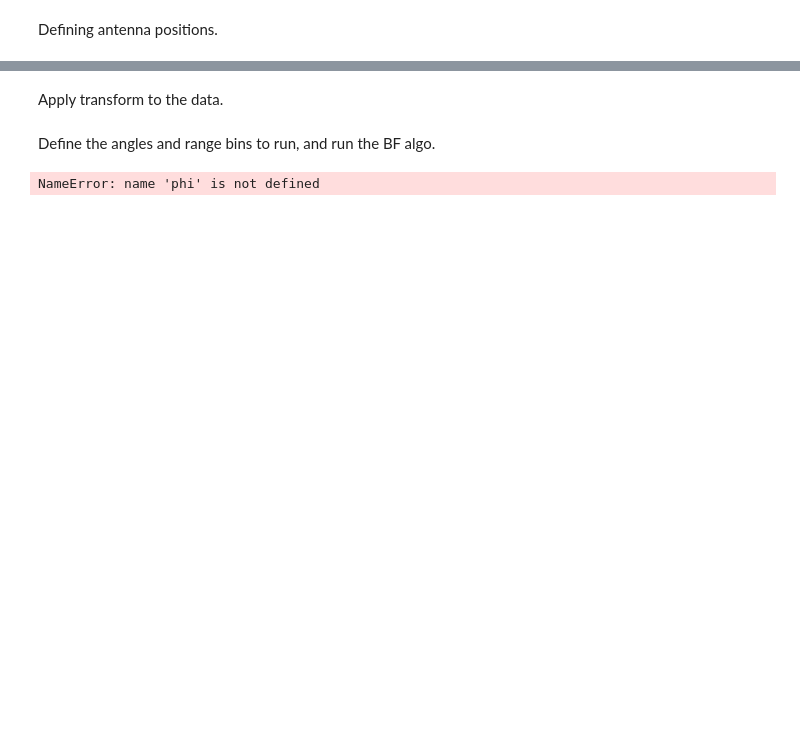
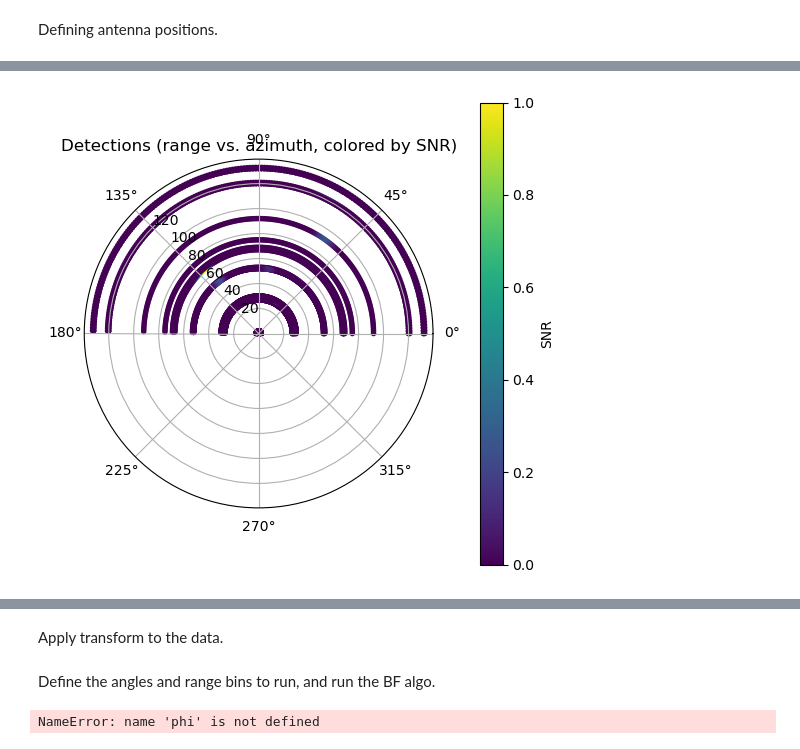
Before and after one commit to COM-304-Group-2/COM-304-Radars, a Jupyter notebook: project/beamforming-super.ipynb, the cells around one changed output, grey strips where cells are left out. Cells and saved outputs as stored; diff of their text form; code cells hidden in the pictures; blank space fills up the shorter version.

```diff
--- a/project/beamforming-super.ipynb
+++ b/project/beamforming-super.ipynb
@@ -290,0 +387,35 @@ sph_pwr, detections = beamform_2d_s(raw_data[:,:,0:140], 0, 180, 1, 70, 110, 1,
+# %%
+# --- extract arrays for plotting ---
+ranges   = np.array([d.range   for d in detections])
+azimuths = np.array([d.azimuth for d in detections])
+dopplers = np.array([d.doppler for d in detections])
+snrs     = np.array([d.snr     for d in detections])
+
+snrs_max = np.max(snrs)
+snrs = snrs / snrs_max
+
+# choose a scale factor so that points are visible but not huge
+size_scale = 10
+#azimuths = np.deg2rad(azimuths)
+
+# --- make the polar scatter ---
+fig, ax = plt.subplots(figsize=(6,6), subplot_kw={'projection':'polar'})
+sc = ax.scatter(
+    azimuths,             # angle
+    ranges,            # radius
+    c=snrs,            # colour = SNR
+    s=16,              # fixed small marker size
+    cmap='viridis',    # or any other
+    alpha=1,        # transparency
+    linewidths=0,      # drop black edges for speed
+    rasterized=True    # speeds up vector exports
+)
+
+ax.set_title('Detections (range vs. azimuth, colored by SNR)')
+ax.set_rlabel_position(135)
+cbar = plt.colorbar(sc, ax=ax, pad=0.1)
+cbar.set_label('SNR')
+
+plt.show()
+# %% [output]
+[figure, added]
```
Also changed, not shown: parts of 21 cells of this notebook, 6 other files.
